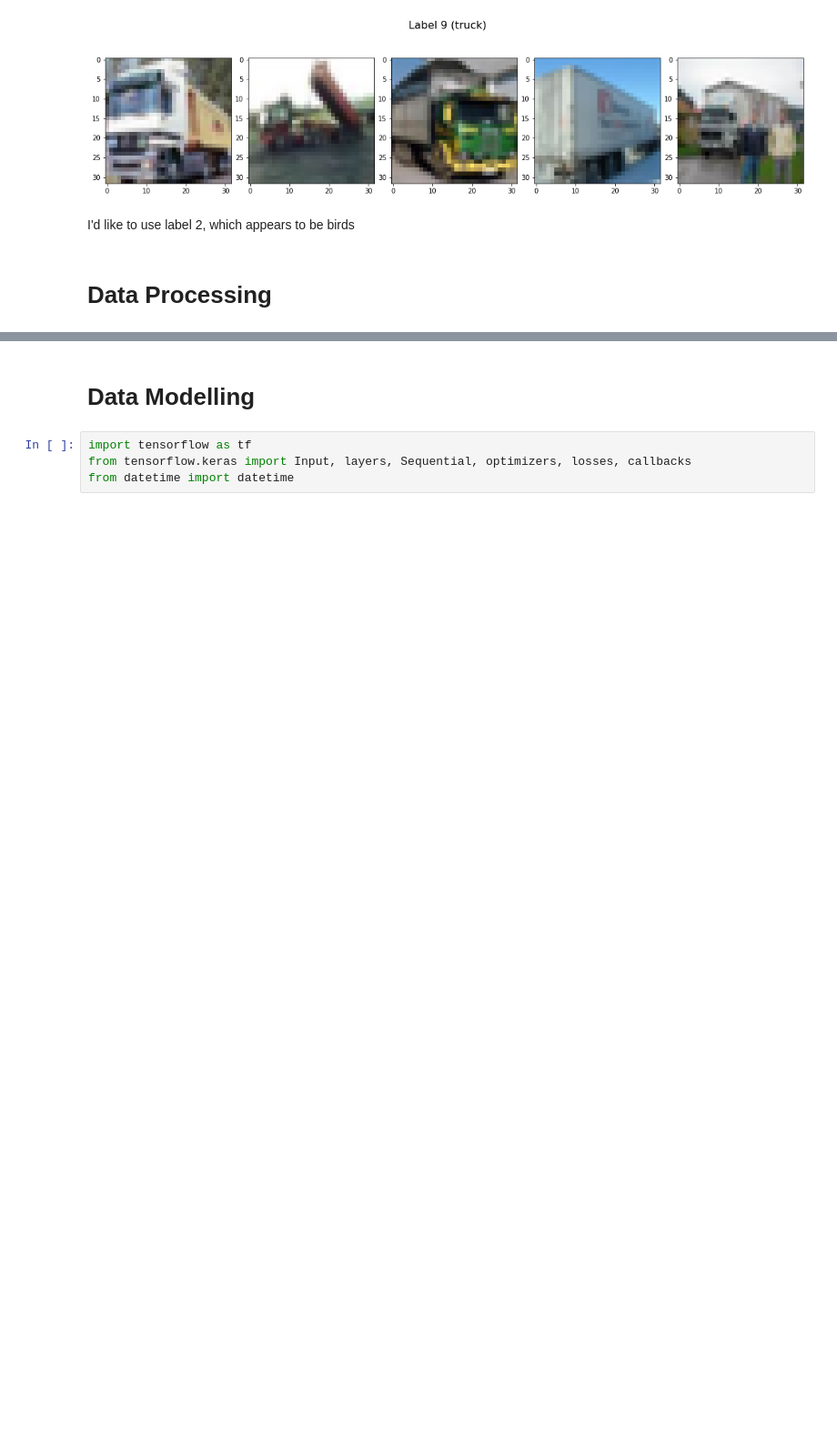
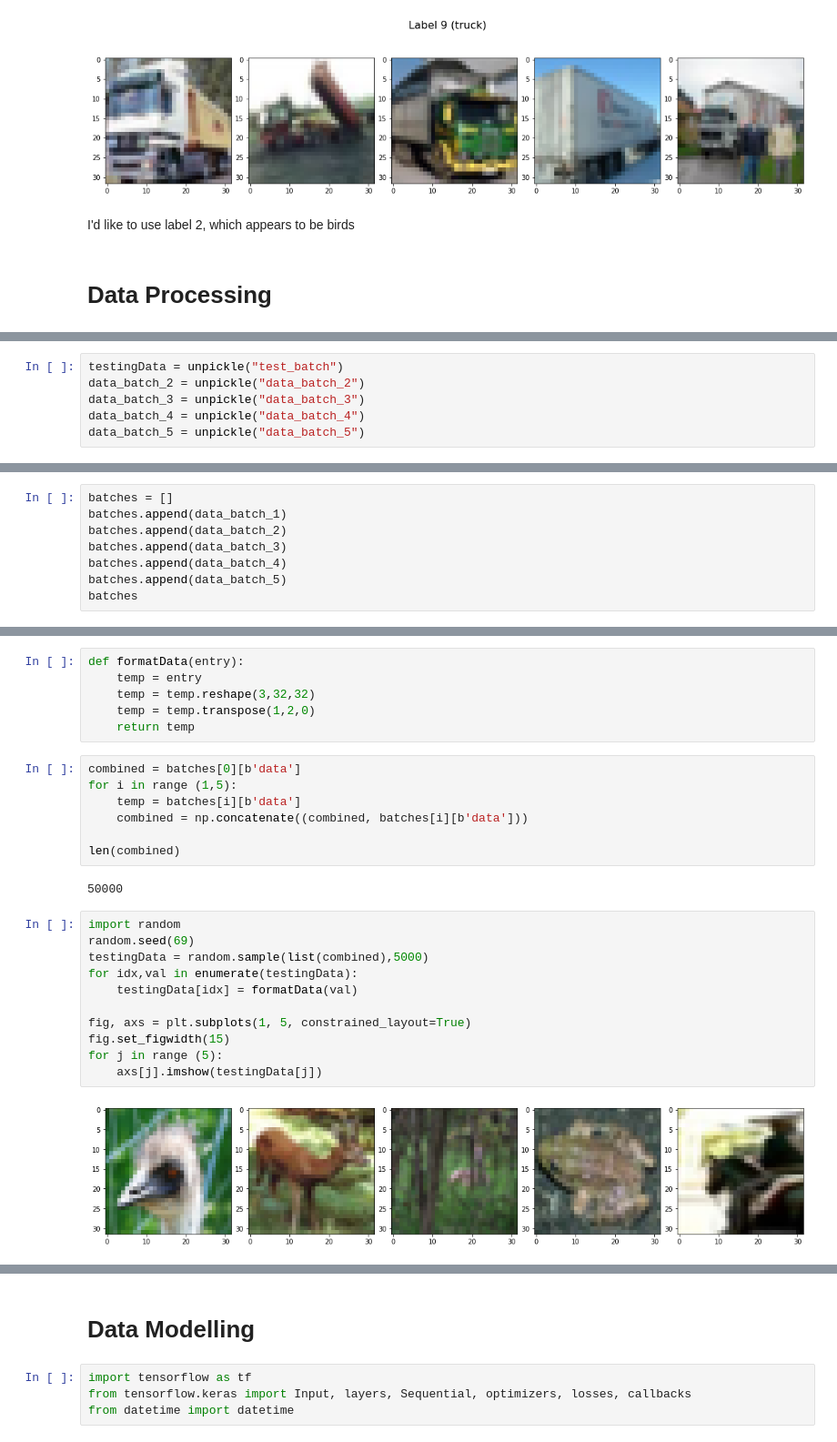
Before and after one commit to bcho892/MSADataScienceP3, a Jupyter notebook: make-model.ipynb, the cells around one changed output, grey strips where cells are left out. Shown at 91% size. Drawn from its saved outputs; the diff is of its cells as text; blank space fills up the shorter version.

Commit message:
started working on sampling my data

```diff
--- a/make-model.ipynb
+++ b/make-model.ipynb
@@ -107,0 +110,6 @@ I'd like to use label 2, which appears to be birds
+# %%
+testingData = unpickle("test_batch")
+data_batch_2 = unpickle("data_batch_2")
+data_batch_3 = unpickle("data_batch_3")
+data_batch_4 = unpickle("data_batch_4")
+data_batch_5 = unpickle("data_batch_5")
@@ -107,0 +124,8 @@ I'd like to use label 2, which appears to be birds
+# %%
+batches = []
+batches.append(data_batch_1)
+batches.append(data_batch_2)
+batches.append(data_batch_3)
+batches.append(data_batch_4)
+batches.append(data_batch_5)
+batches
@@ -107,0 +150,28 @@ I'd like to use label 2, which appears to be birds
+# %%
+def formatData(entry):
+    temp = entry
+    temp = temp.reshape(3,32,32)
+    temp = temp.transpose(1,2,0)
+    return temp
+# %%
+combined = batches[0][b'data']
+for i in range (1,5):
+    temp = batches[i][b'data']
+    combined = np.concatenate((combined, batches[i][b'data']))
+
+len(combined)
+# %% [output]
+50000
+# %%
+import random
+random.seed(69)
+testingData = random.sample(list(combined),5000)
+for idx,val in enumerate(testingData):
+    testingData[idx] = formatData(val)
+
+fig, axs = plt.subplots(1, 5, constrained_layout=True)
+fig.set_figwidth(15)
+for j in range (5):
+    axs[j].imshow(testingData[j])
+# %% [output]
+[figure, added]
```
Also changed, not shown: parts of 6 cells of this notebook.
